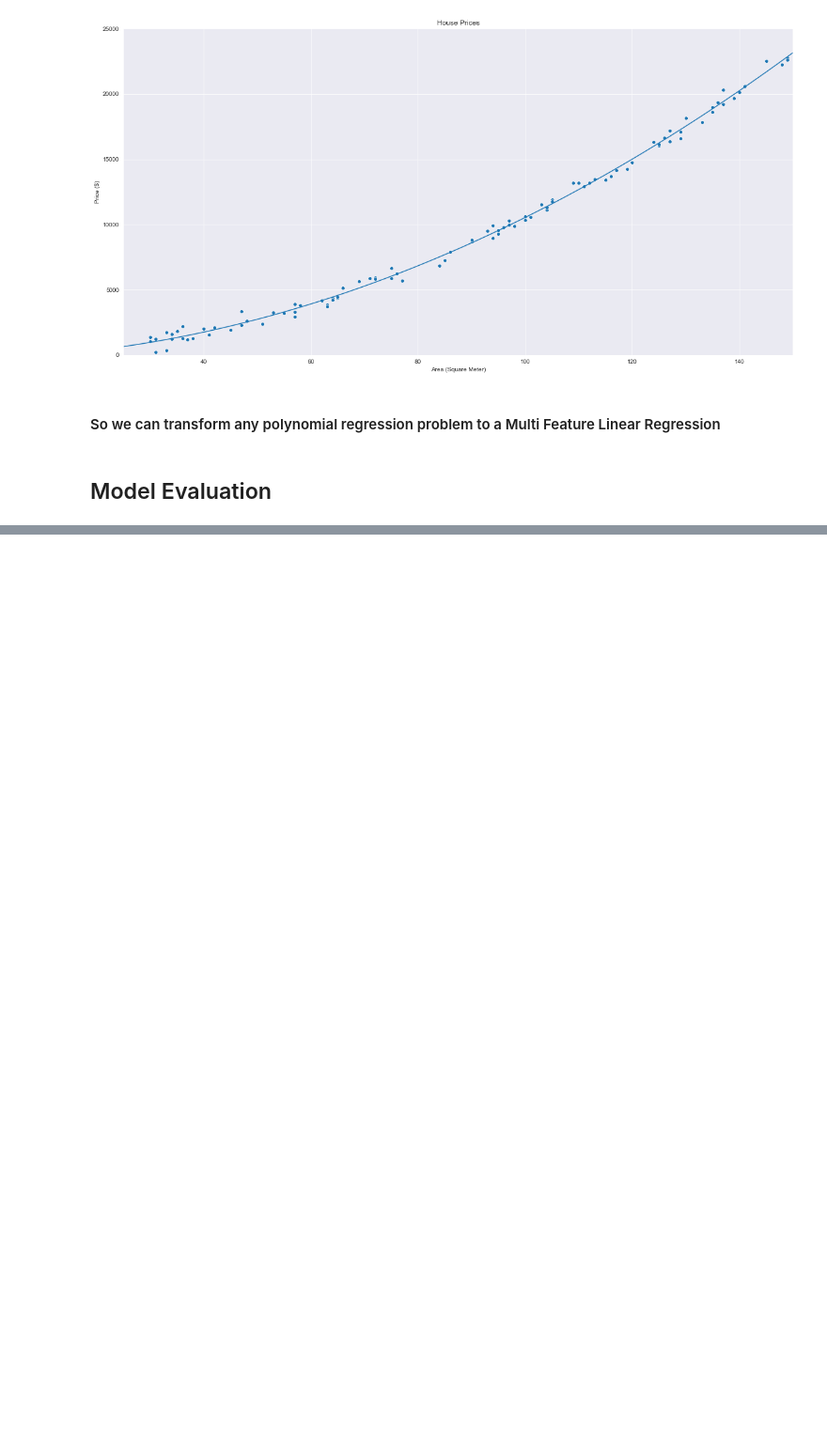
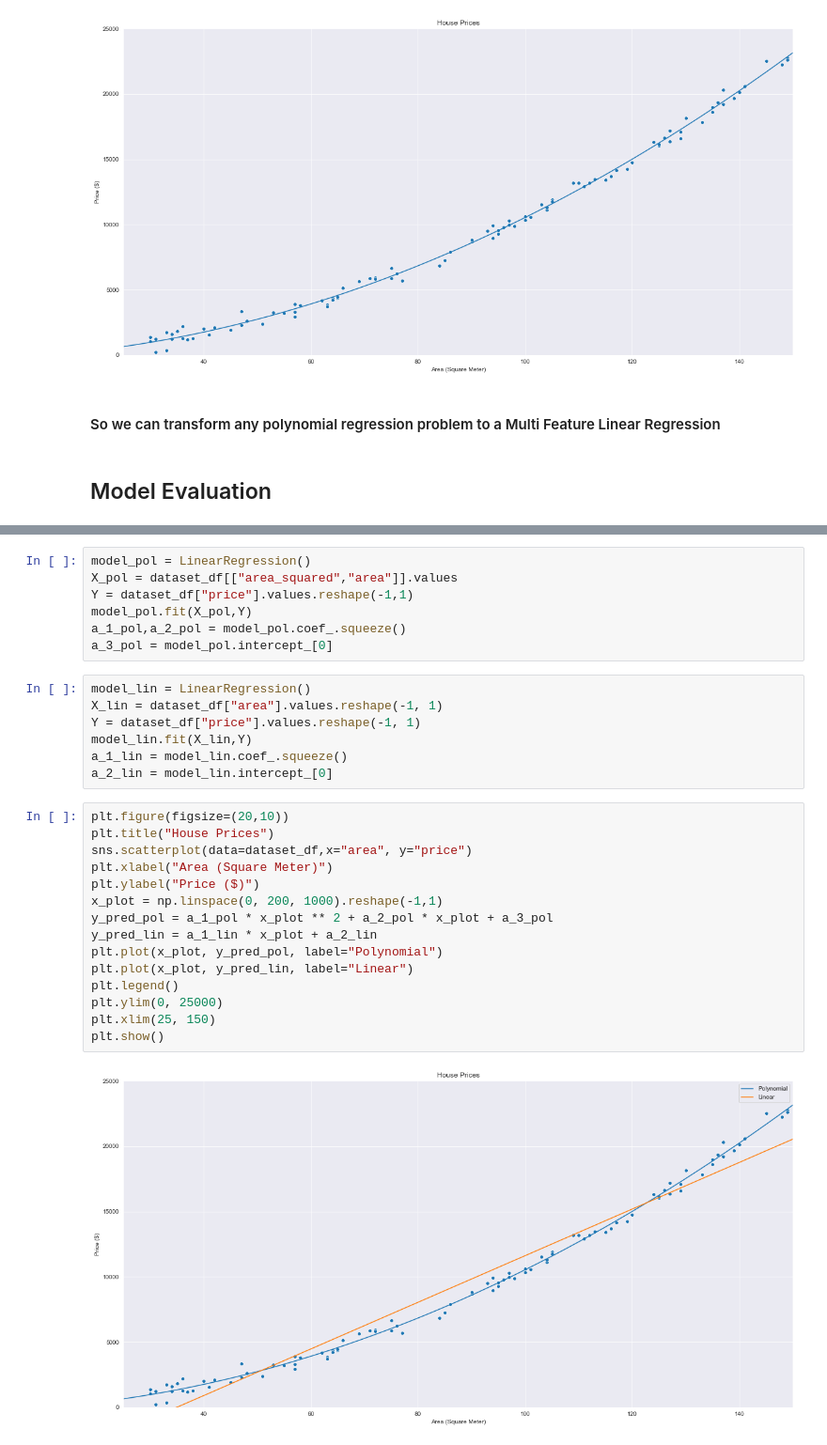
Before and after one commit to SoheilKoohi/ml_course, a Jupyter notebook: 01_linear_regression.ipynb, the cells around one changed output, grey strips where cells are left out. Shown at 94% size. Drawn from its saved outputs; the diff is of its cells as text; blank space fills up the shorter version.

Commit message:
update linear regression|overfitting discussion started

```diff
--- a/01_linear_regression.ipynb
+++ b/01_linear_regression.ipynb
@@ -407,0 +412,31 @@ plt.show()
+# %%
+model_pol = LinearRegression()
+X_pol = dataset_df[["area_squared","area"]].values
+Y = dataset_df["price"].values.reshape(-1,1)
+model_pol.fit(X_pol,Y)
+a_1_pol,a_2_pol = model_pol.coef_.squeeze()
+a_3_pol = model_pol.intercept_[0]
+# %%
+model_lin = LinearRegression()
+X_lin = dataset_df["area"].values.reshape(-1, 1)
+Y = dataset_df["price"].values.reshape(-1, 1)
+model_lin.fit(X_lin,Y)
+a_1_lin = model_lin.coef_.squeeze()
+a_2_lin = model_lin.intercept_[0]
+# %%
+plt.figure(figsize=(20,10))
+plt.title("House Prices")
+sns.scatterplot(data=dataset_df,x="area", y="price")
+plt.xlabel("Area (Square Meter)")
+plt.ylabel("Price ($)")
+x_plot = np.linspace(0, 200, 1000).reshape(-1,1)
+y_pred_pol = a_1_pol * x_plot ** 2 + a_2_pol * x_plot + a_3_pol
+y_pred_lin = a_1_lin * x_plot + a_2_lin
+plt.plot(x_plot, y_pred_pol, label="Polynomial")
+plt.plot(x_plot, y_pred_lin, label="Linear")
+plt.legend()
+plt.ylim(0, 25000)
+plt.xlim(25, 150)
+plt.show()
+# %% [output]
+[figure, added]
```
Also changed, not shown: parts of 19 cells of this notebook.
